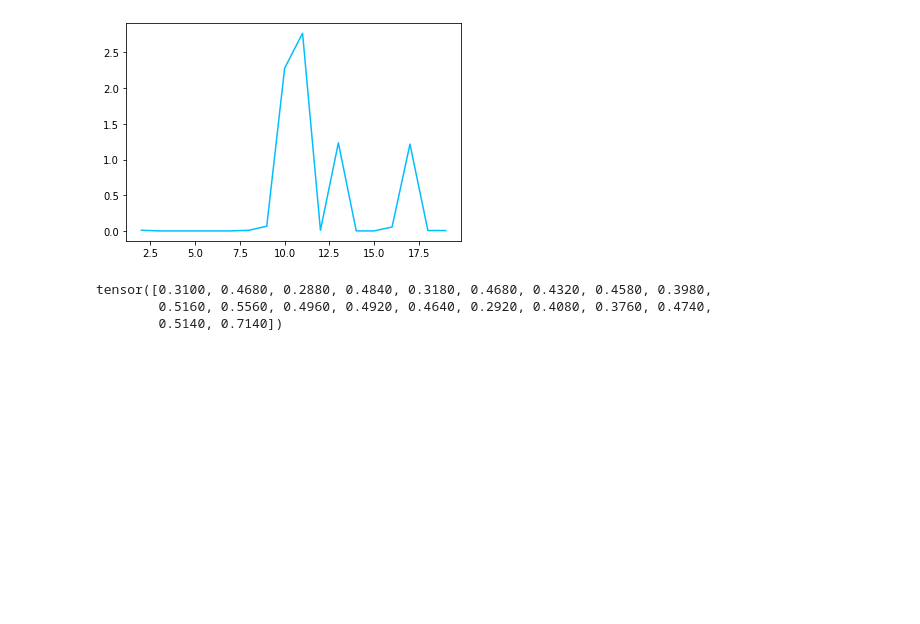
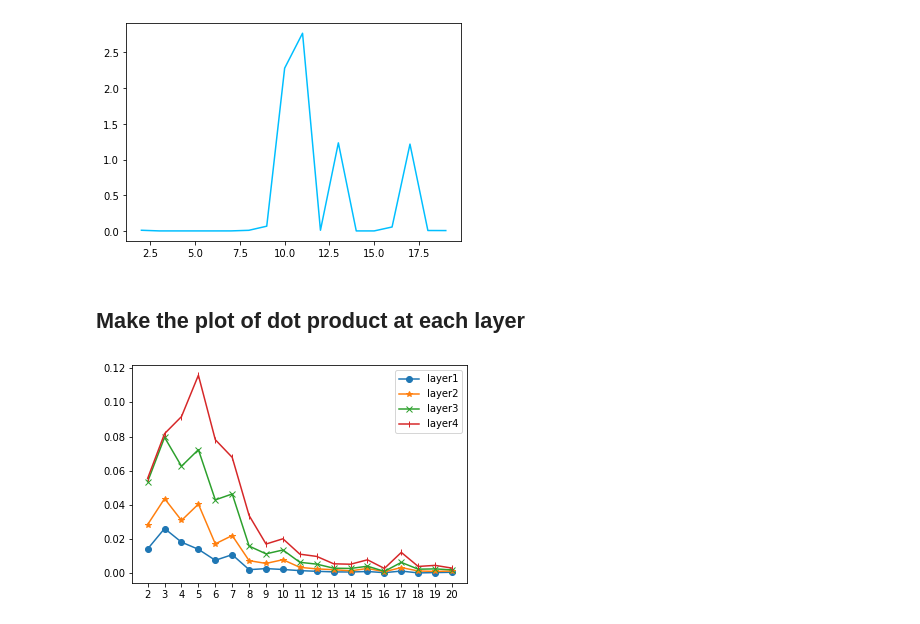
Before and after one commit to yifyang/MER_experiment, a Jupyter notebook: plot/plot.ipynb, the cells around one changed output. Saved outputs shown, nothing was run; the diff lists cells and outputs as text; code cells hidden in the pictures; blank space fills up the shorter version.

```diff
--- a/plot/plot.ipynb
+++ b/plot/plot.ipynb
@@ -57,9 +58,40 @@ plt.plot(tasks, dotp, 'deepskyblue')
 # %% [output]
 [<matplotlib.lines.Line2D at 0x...>]
 [figure]
-# %%
-all_data[1][-1]
-# %% [output]
-tensor([0.3100, 0.4680, 0.2880, 0.4840, 0.3180, 0.4680, 0.4320, 0.4580, 0.3980,
-        0.5160, 0.5560, 0.4960, 0.4920, 0.4640, 0.2920, 0.4080, 0.3760, 0.4740,
-        0.5140, 0.7140])
+# %% [markdown]
+## Make the plot of dot product at each layer
+# %%
+t_idx = 1 # index of the task to do the comparison
+
+tasks = []
+dotp = []
+temp_sum = [0] * layers
+task_num = t_idx + 1
+
+for i, item in enumerate(all_data[2][batch_per_task*(task_num-1):].tolist()):
+    if i % batch_per_task == 0 and i > 0:
+        tasks.append(task_num)
+        task_num = int(i / batch_per_task + t_idx + 1)
+    for layer_num in range(layers):
+        if layer_num > len(dotp) - 1:
+            dotp.append([])
+        if i % batch_per_task == 0 and i > 0:
+            dotp[layer_num].append(temp_sum[layer_num] / batch_per_task)
+            temp_sum[layer_num] = 0
+
+
+        temp_sum[layer_num] += item[layer_num][t_idx-1]
+
+tasks.append(20)
+for layer_num in range(layers):
+    dotp[layer_num].append(temp_sum[layer_num] / batch_per_task)
+
+plt.plot(tasks, dotp[0], marker="o", label="layer1")
+plt.plot(tasks, dotp[1], marker='*', label="layer2")
+plt.plot(tasks, dotp[2], marker='x', label="layer3")
+plt.plot(tasks, dotp[3], marker='|', label="layer4")
+plt.xticks(tasks)
+plt.legend()
+plt.savefig("layer_dotp.png")
+# %% [output]
+[figure, added]
```
Also changed, not shown: parts of 6 cells of this notebook, 3 other files.
